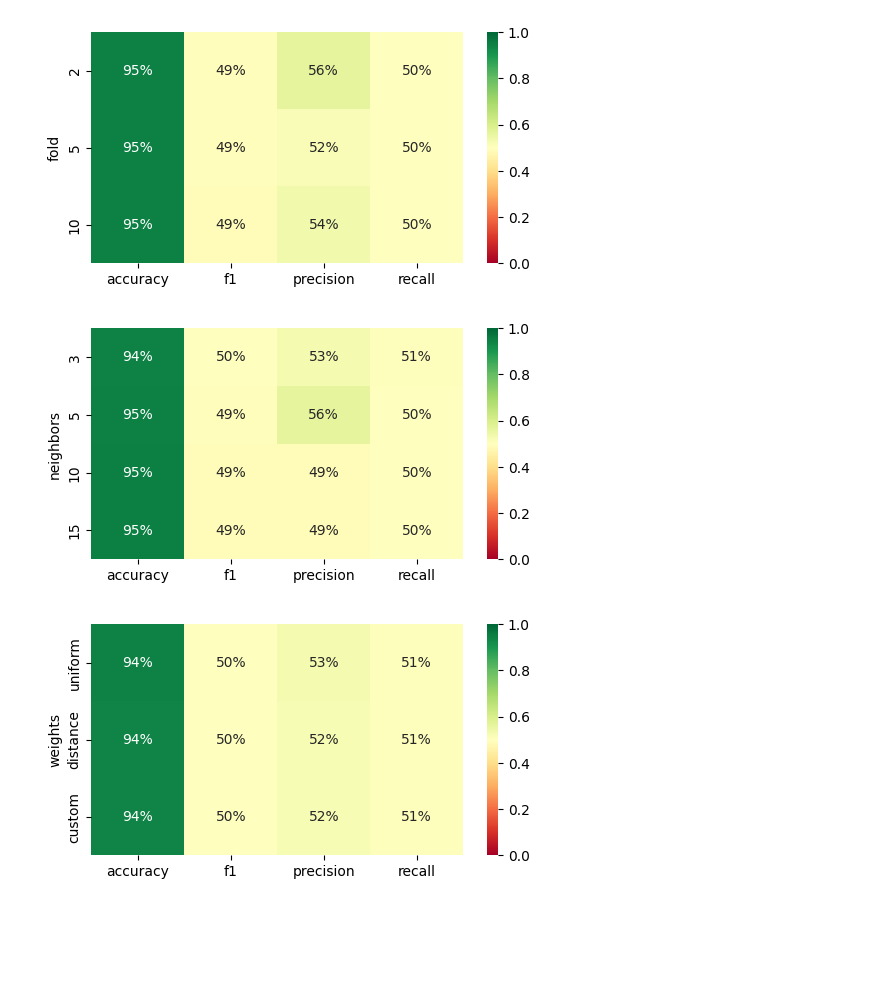
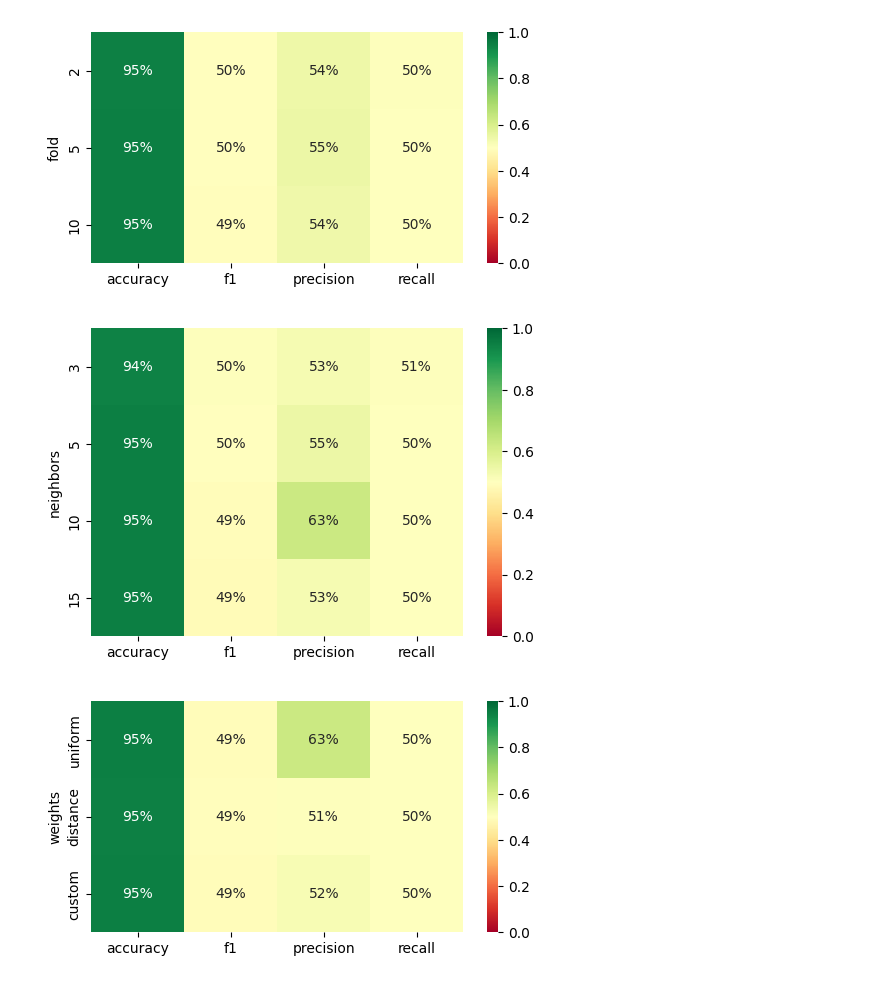
Before and after one commit to KamilMatejuk/Articles, a Jupyter notebook: Machine Learning/01. Nearest Neighbour Classifier explained/main.ipynb, the cells around one changed output. Cells and saved outputs as stored; diff of their text form; code cells hidden in the pictures; blank space fills up the shorter version.

```diff
--- a/Machine Learning/01. Nearest Neighbour Classifier explained/main.ipynb
+++ b/Machine Learning/01. Nearest Neighbour Classifier explained/main.ipynb
@@ -44,3 +49,15 @@ knn(df)
 # %% [output]
 |  | accuracy | f1 | precision | recall |
 | 0 | 0.948554 | 0.493546 | 0.517458 | 0.501902 |
+# %%
+label = 'stratification'
+combined = pd.DataFrame()
+for i in [KFold, StratifiedKFold]:
+    res = knn(df, i)
+    res[label] = 'yes' if i == StratifiedKFold else 'no'
+    combined = pd.concat([combined, res])
+combined.index = combined[label]
+combined.drop(columns=[label], inplace=True)
+plt.figure(figsize=(6, 2))
+sns.heatmap(combined, cmap="RdYlGn", vmin=0, vmax=1, annot=True, fmt=".0%")
+plt.show()
@@ -46,0 +66,12 @@ knn(df)
+# %%
+label = 'repeating'
+combined = pd.DataFrame()
+for i in [StratifiedKFold, RepeatedStratifiedKFold]:
+    res = knn(df, i)
+    res[label] = 'yes' if i == RepeatedStratifiedKFold else 'no'
+    combined = pd.concat([combined, res])
+combined.index = combined[label]
+combined.drop(columns=[label], inplace=True)
+plt.figure(figsize=(6, 2))
+sns.heatmap(combined, cmap="RdYlGn", vmin=0, vmax=1, annot=True, fmt=".0%")
+plt.show()
@@ -48,7 +81,7 @@ knn(df)
 label = 'fold'
 combined = pd.DataFrame()
 for i in [2, 5, 10]:
-    res = knn(df, kf_kwargs=dict(n_splits=i))
+    res = knn(df, StratifiedKFold, kf_kwargs=dict(n_splits=i))
     res[label] = i
     combined = pd.concat([combined, res])
 combined.index = combined[label]
@@ -61,23 +94,23 @@ plt.show()
 # %%
 label = 'neighbors'
 combined = pd.DataFrame()
 for i in [3, 5, 10, 15]:
-    res = knn(df, kf_kwargs=dict(n_splits=2), knn_kwargs=dict(n_neighbors=i))
+    res = knn(df, StratifiedKFold, kf_kwargs=dict(n_splits=5), knn_kwargs=dict(n_neighbors=i))
     res[label] = i
     combined = pd.concat([combined, res])
 combined.index = combined[label]
 combined.drop(columns=[label], inplace=True)
-plt.figure(figsize=(6, 3))
+plt.figure(figsize=(6, 4))
 sns.heatmap(combined, cmap="RdYlGn", vmin=0, vmax=1, annot=True, fmt=".0%")
 plt.show()
 # %% [output]
-[figure, old version]
+[figure, new version]
 # %%
 label = 'weights'
 combined = pd.DataFrame()
 custom = lambda distances: 1 / (np.log10(distances + 1.1))
 for i in ['uniform', 'distance', custom]:
-    res = knn(df, kf_kwargs=dict(n_splits=2), knn_kwargs=dict(n_neighbors=3, weights=i))
+    res = knn(df, StratifiedKFold, kf_kwargs=dict(n_splits=5), knn_kwargs=dict(n_neighbors=10, weights=i))
     res[label] = i if isinstance(i, str) else 'custom'
     combined = pd.concat([combined, res])
 combined.index = combined[label]
@@ -86,7 +119,7 @@ plt.figure(figsize=(6, 3))
 sns.heatmap(combined, cmap="RdYlGn", vmin=0, vmax=1, annot=True, fmt=".0%")
 plt.show()
 # %% [output]
-[figure, old version]
+[figure, new version]
 # %%
 label = 'distance'
 combined = pd.DataFrame()
```
Also changed, not shown: parts of 7 cells of this notebook, 5 other files.
